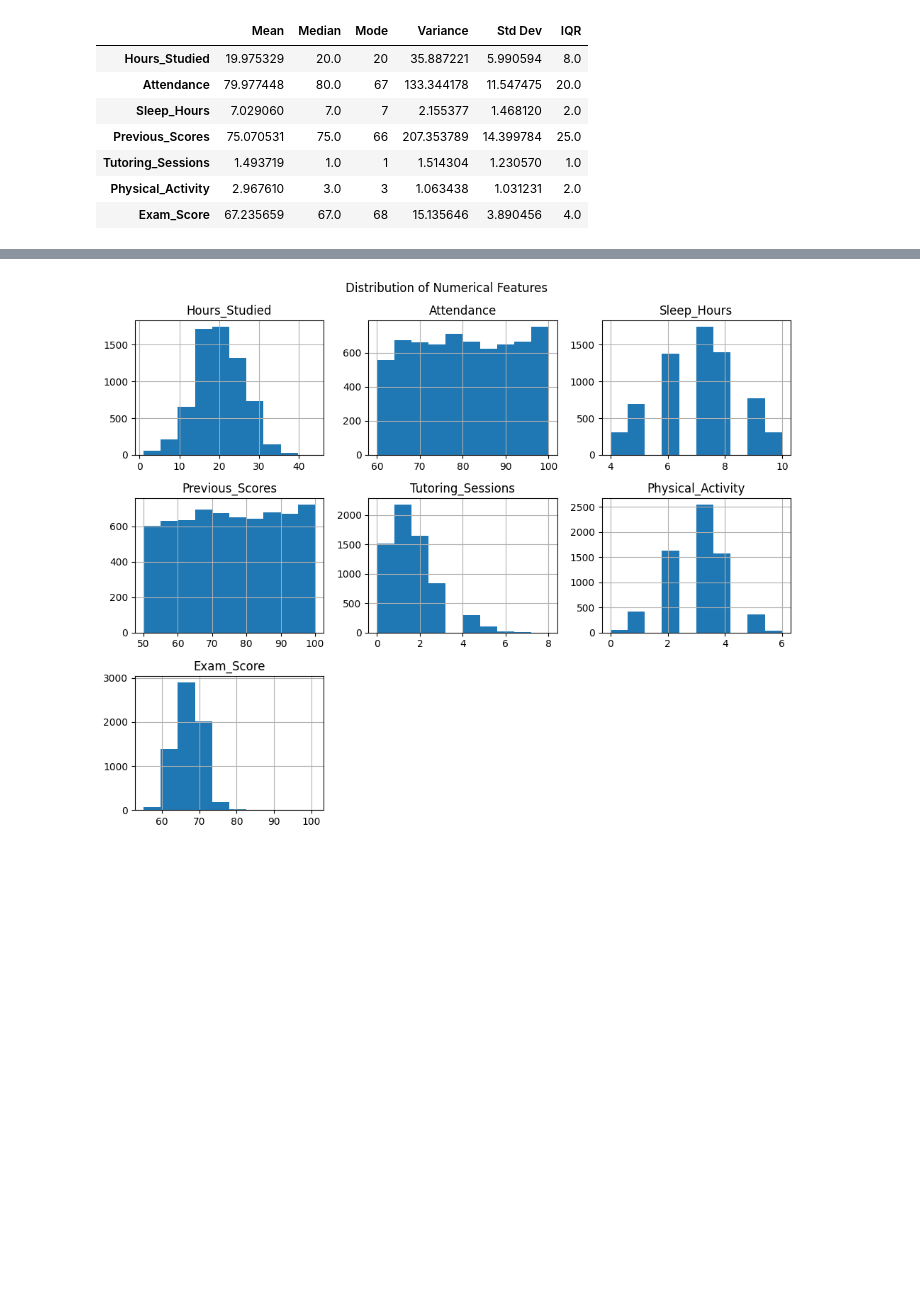
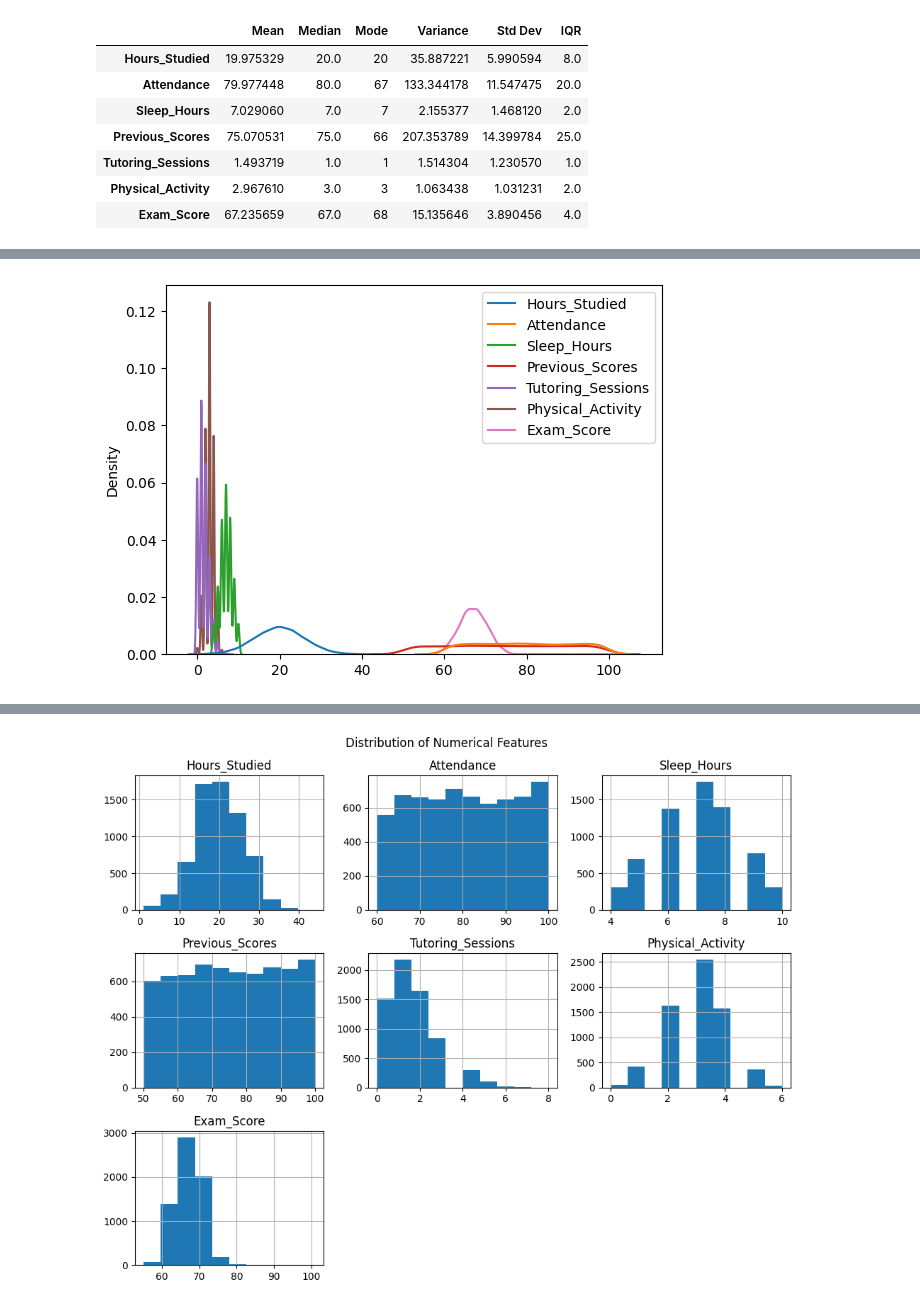
Before and after one commit to minSara02-FromTheStart/CSE303_Project_, a Jupyter notebook: StudentPerformanceFactors.ipynb, the cells around one changed output, grey strips where cells are left out. Saved outputs shown, nothing was run; the diff lists cells and outputs as text; code cells hidden in the pictures; blank space fills up the shorter version.

```diff
--- a/StudentPerformanceFactors.ipynb
+++ b/StudentPerformanceFactors.ipynb
@@ -69,2 +70,7 @@ plt.show()
+# %%
+sns.kdeplot(df[num_cols])
+plt.show()
+# %% [output]
+[figure, added]
 # %%
 for col in num_cols:
```
Also changed, not shown: parts of 6 cells of this notebook.
